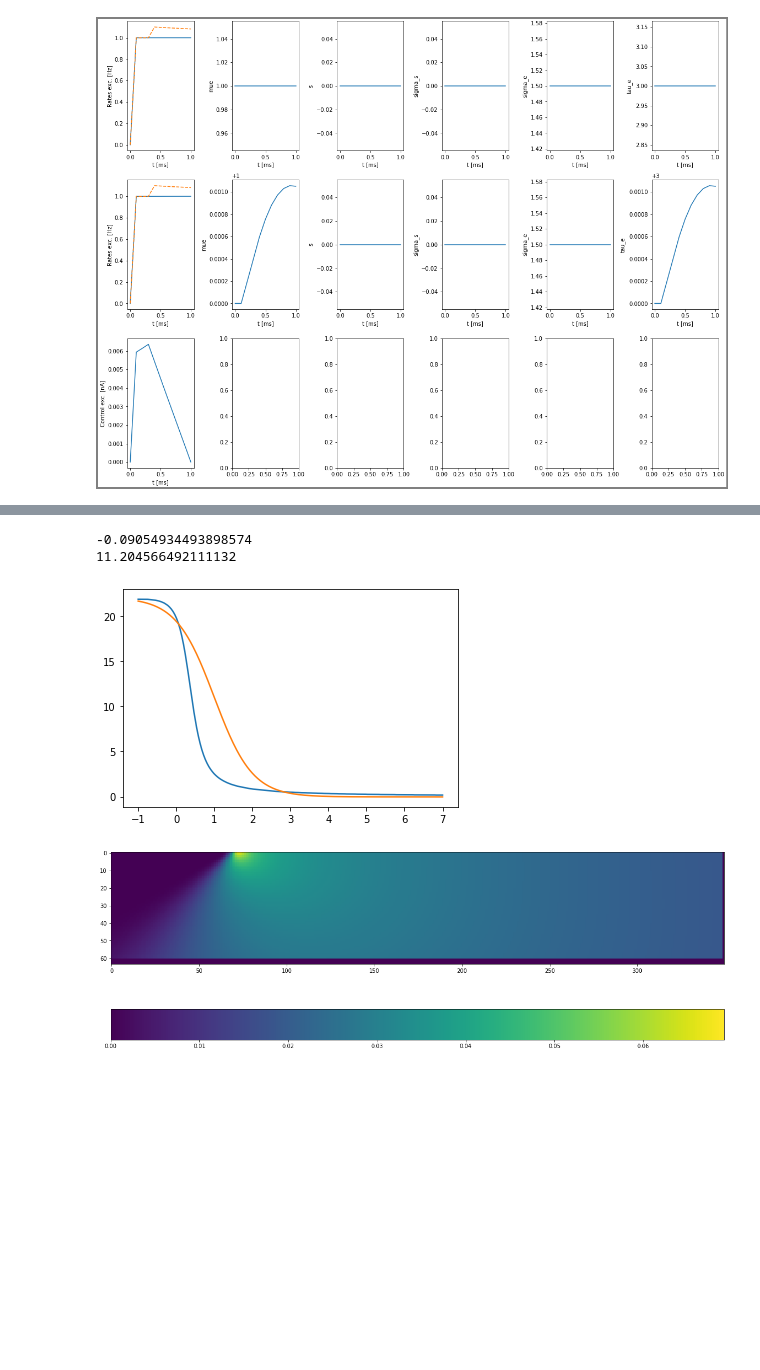
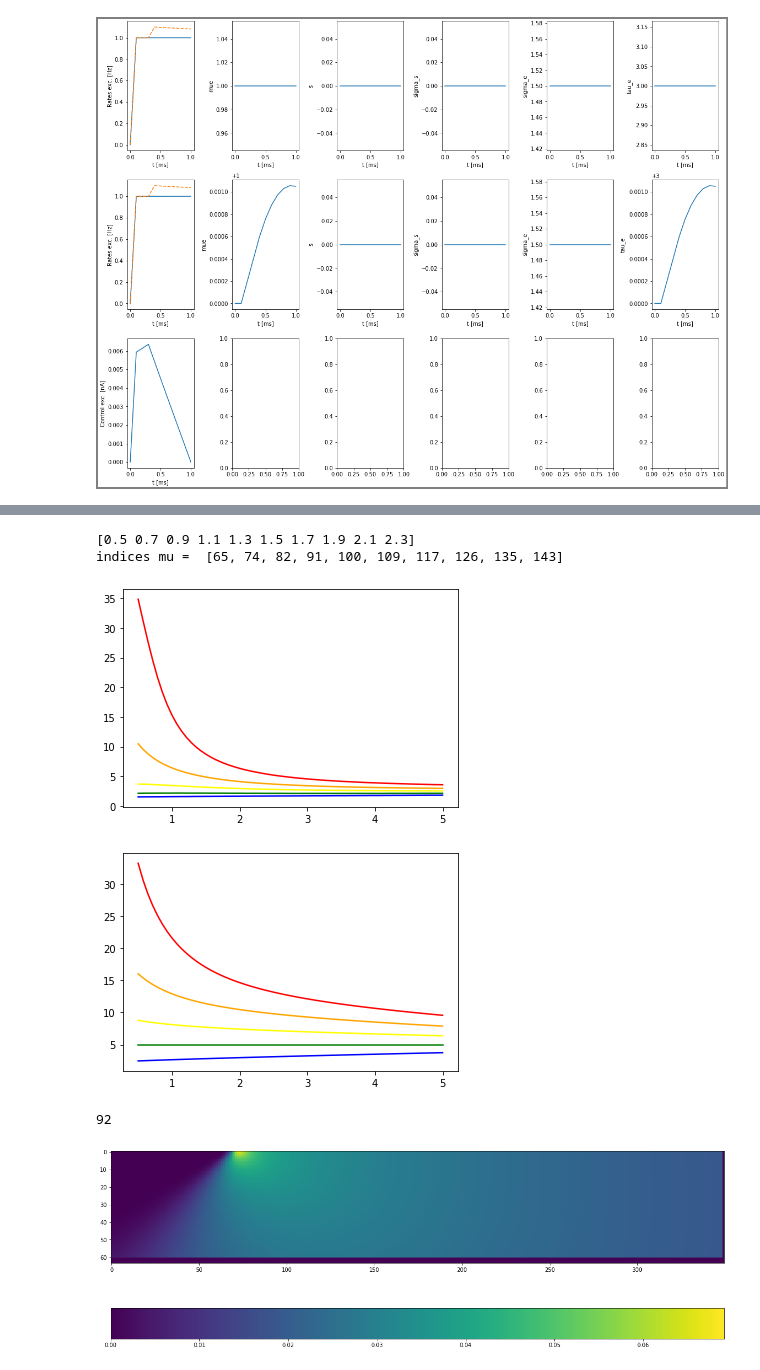
Before and after one commit to lenasal/neurolib, a Jupyter notebook: simp/f.ipynb, the cells around one changed output, grey strips where cells are left out. Cells and saved outputs as stored; diff of their text form; code cells hidden in the pictures; blank space fills up the shorter version.

```diff
--- a/simp/f.ipynb
+++ b/simp/f.ipynb
@@ -187,30 +187,52 @@ def getindex(lower, upper, length, x_):
 
 def get_value(lower, upper, length, index_):
     return lower + index_ * (upper - lower) / (length-1)
-# %%
-index_sigma_ = getindex(a.params.sigmarange[0], a.params.sigmarange[-1], len(a.params.sigmarange), 1.5)
-x_shift = -1.
-x_scale = 1.
-scaling = ( (np.tanh(x_scale * a.params.Irange[-1] + x_shift) - np.tanh(x_scale * a.params.Irange[0] + x_shift) ) /
-           (a.params.precalc_tau_mu[-1,index_sigma_] - a.params.precalc_tau_mu[0,index_sigma_]) )
-print(scaling)
-y_shift = (a.params.precalc_tau_mu[0,index_sigma_] - np.tanh(x_scale * a.params.Irange[0] + x_shift) / scaling)
-print(y_shift)
-def tau_func(mu):
-    x_shift = -1.
-    x_scale = 1.
-    y_shift = 11.
-    y_scale = -0.1
-    return y_shift + np.tanh(x_scale * mu + x_shift) / scaling
-plt.plot(a.params.Irange, a.params.precalc_tau_mu[:, index_sigma_])
-#plt.plot(a.params.Irange, a.params.precalc_r[:, index_sigma_+45])
-#plt.plot(a.params.Irange, a.params.precalc_r[:, index_sigma_-15])
-plt.plot(a.params.Irange, tau_func(a.params.Irange) )
-plt.show()
-# %% [output]
--0.09054934493898574
-11.204566492111132
-[figure, removed]
+# %%
+mu, sig = 1.1, 1.5
+
+index_mu_ = getindex(a.params.Irange[0], a.params.Irange[-1], len(a.params.Irange), mu)
+index_sigma_ = getindex(a.params.sigmarange[0], a.params.sigmarange[-1], len(a.params.sigmarange), sig)
+
+def tau_func_sigma(mu, sigma):
+    mu_shift = - 1.1
+    mu_scale = - 10.
+    y_shift = 15.
+    sigma_shift = 1.4
+    return (mu_shift+mu) * sigma + mu_scale * mu + y_shift + np.exp( mu_scale * (mu_shift + mu) / (sigma + sigma_shift) )
+
+mu = np.arange(0.5, 2.5, 0.2)
+print(mu)
+ind_mu = []
+for m in mu:
+    ind_mu.append(getindex(a.params.Irange[0], a.params.Irange[-1], len(a.params.Irange), m) )
+print("indices mu = ", ind_mu)
+
+plt.plot(a.params.sigmarange, a.params.precalc_tau_mu[ind_mu[0],:], color = "red")
+plt.plot(a.params.sigmarange, a.params.precalc_tau_mu[ind_mu[1],:], color = "orange")
+plt.plot(a.params.sigmarange, a.params.precalc_tau_mu[ind_mu[2],:], color = "yellow")
+plt.plot(a.params.sigmarange, a.params.precalc_tau_mu[ind_mu[3],:], color = "green")
+plt.plot(a.params.sigmarange, a.params.precalc_tau_mu[ind_mu[4],:], color = "blue")
+plt.show()
+
+#plt.plot(a.params.Irange, a.params.precalc_r[:, index_sigma_+45])
+#plt.plot(a.params.Irange, a.params.precalc_r[:, index_sigma_-15])
+plt.plot(a.params.sigmarange, tau_func_sigma(mu[0], a.params.sigmarange), color = "red" )
+plt.plot(a.params.sigmarange, tau_func_sigma(mu[1], a.params.sigmarange), color = "orange" )
+plt.plot(a.params.sigmarange, tau_func_sigma(mu[2], a.params.sigmarange), color = "yellow" )
+plt.plot(a.params.sigmarange, tau_func_sigma(mu[3], a.params.sigmarange), color = "green" )
+plt.plot(a.params.sigmarange, tau_func_sigma(mu[4], a.params.sigmarange), color = "blue" )
+plt.show()
+
+for m in range(len(a.params.Irange)):
+    if a.params.precalc_tau_mu[m,0] < a.params.precalc_tau_mu[m,-1]:
+        print(m)
+        break
+# %% [output]
+[0.5 0.7 0.9 1.1 1.3 1.5 1.7 1.9 2.1 2.3]
+indices mu =  [65, 74, 82, 91, 100, 109, 117, 126, 135, 143]
+[figure, added]
+[figure, added]
+92
 # %%
 plt.figure(figsize=(20,10))
 plt.imshow(gradient_r[:,:,0].T)
```
Also changed, not shown: parts of 2 cells of this notebook, 3 other files.
